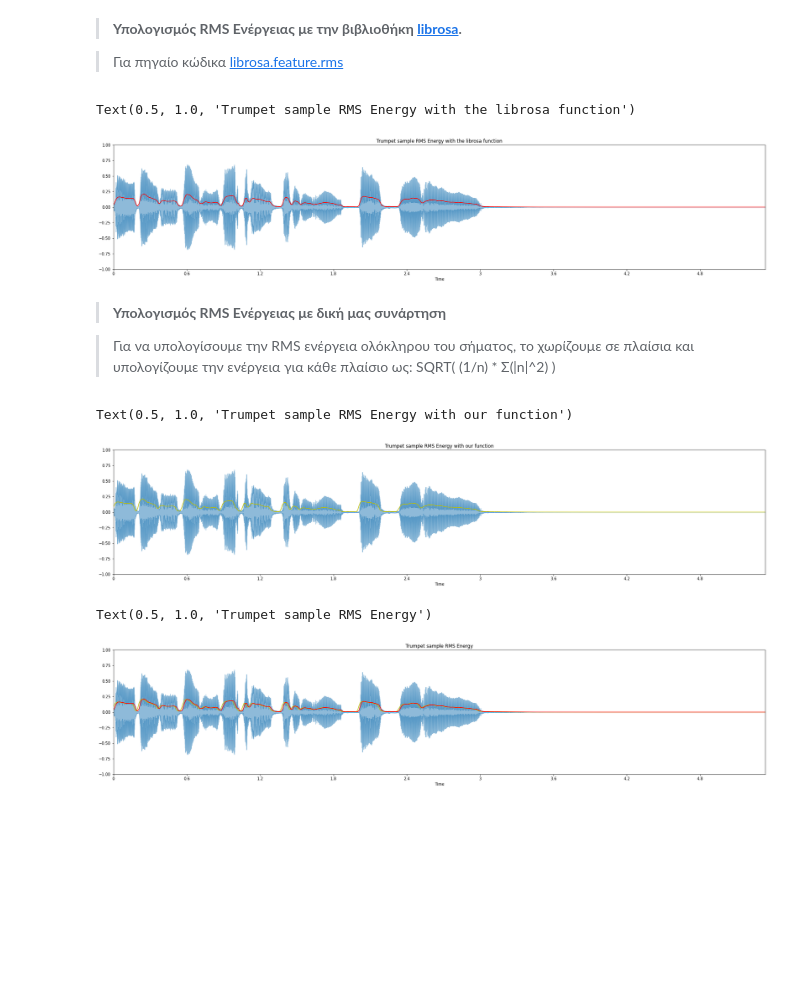
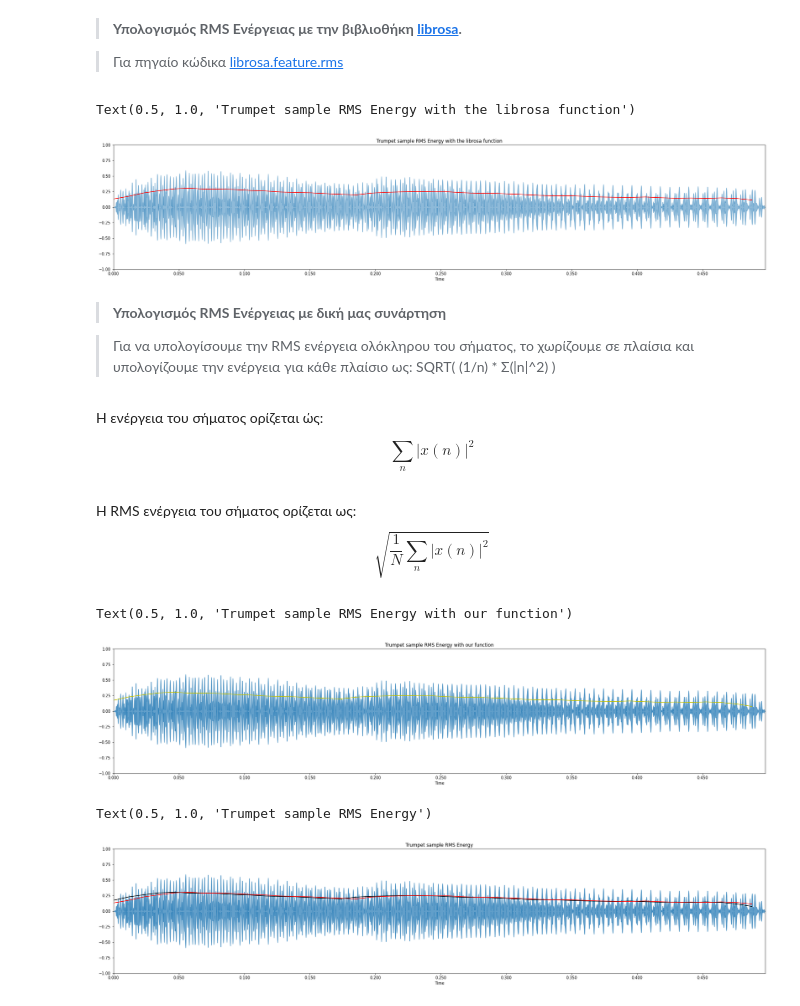
Before and after one commit to VGymnopoulos/MIR-Python-Tutorials, a Jupyter notebook: RMS_Energy.ipynb, the cells around one changed output. Cells and saved outputs as stored; diff of their text form; code cells hidden in the pictures; blank space fills up the shorter version.

```diff
--- a/RMS_Energy.ipynb
+++ b/RMS_Energy.ipynb
@@ -21,4 +23,4 @@ HOP_LENGTH=256
 # %%
 #Αρχικοποίηση αρχείων/δειγμάτων
-filename= librosa.ex('trumpet')
-audio_sample, sr =librosa.load(filename)
+file_path=("/content/piano C#.wav")
+audio_sample, sr =librosa.load(file_path)
@@ -63,12 +67,19 @@ plt.ylim((-1, 1))
 plt.title("Trumpet sample RMS Energy with the librosa function")
 # %% [output]
 Text(0.5, 1.0, 'Trumpet sample RMS Energy with the librosa function')
-[figure, old version]
+[figure, new version]
 # %% [markdown]
 > **Υπολογισμός RMS Ενέργειας με δική μας συνάρτηση**
 
 
 > Για να υπολογίσουμε την RMS ενέργεια ολόκληρου του σήματος, το χωρίζουμε σε πλαίσια και υπολογίζουμε την ενέργεια για κάθε πλαίσιο ως: SQRT( (1/n) * Σ(|n|^2) )
+# %% [markdown]
+Η ενέργεια του σήματος ορίζεται ώς:
+
+$$ \sum_n \left| x(n) \right|^2 $$
+# %% [markdown]
+Η RMS ενέργεια του σήματος ορίζεται ως:
+$$ \sqrt{ \frac{1}{N} \sum_n \left| x(n) \right|^2 } $$
 # %%
 def rmse(signal, frame_size, hop_length):
 
@@ -94,24 +105,24 @@ plt.figure(figsize=(30, 20))
 ax = plt.subplot(3, 1, 1)
 
 #Αναπαράσταση RMS ενέργειας πάνω από την κυματομορφή του σήματος
-librosa.display.waveplot(audio_sample, alpha=0.5)
+librosa.display.waveplot(audio_sample, alpha=0.7)
 plt.plot(t, my_rms_audio_sample, color="y")
 plt.ylim((-1, 1))
-plt.title("Trumpet sample RMS Energy with our function")
+plt.title("Piano sample RMS Energy with our function")
 # %% [output]
 Text(0.5, 1.0, 'Trumpet sample RMS Energy with our function')
-[figure, old version]
+[figure, new version]
 # %%
 #Ορισμός μεγέθους διαγράμματος
 plt.figure(figsize=(30, 20))
 ax = plt.subplot(3, 1, 1)
 
 #Αναπαράσταση RMS ενέργειας πάνω από την κυματομορφή του σήματος
-librosa.display.waveplot(audio_sample, alpha=0.5)
-plt.plot(t, my_rms_audio_sample, color="y")
+librosa.display.waveplot(audio_sample, alpha=0.7)
+plt.plot(t, my_rms_audio_sample, color="k")
 plt.plot(t, rms_audio_sample, color="r")
 plt.ylim((-1, 1))
-plt.title("Trumpet sample RMS Energy")
+plt.title("Piano sample RMS Energy")
 # %% [output]
 Text(0.5, 1.0, 'Trumpet sample RMS Energy')
-[figure, old version]
+[figure, new version]
```
Also changed, not shown: parts of 3 cells of this notebook.
